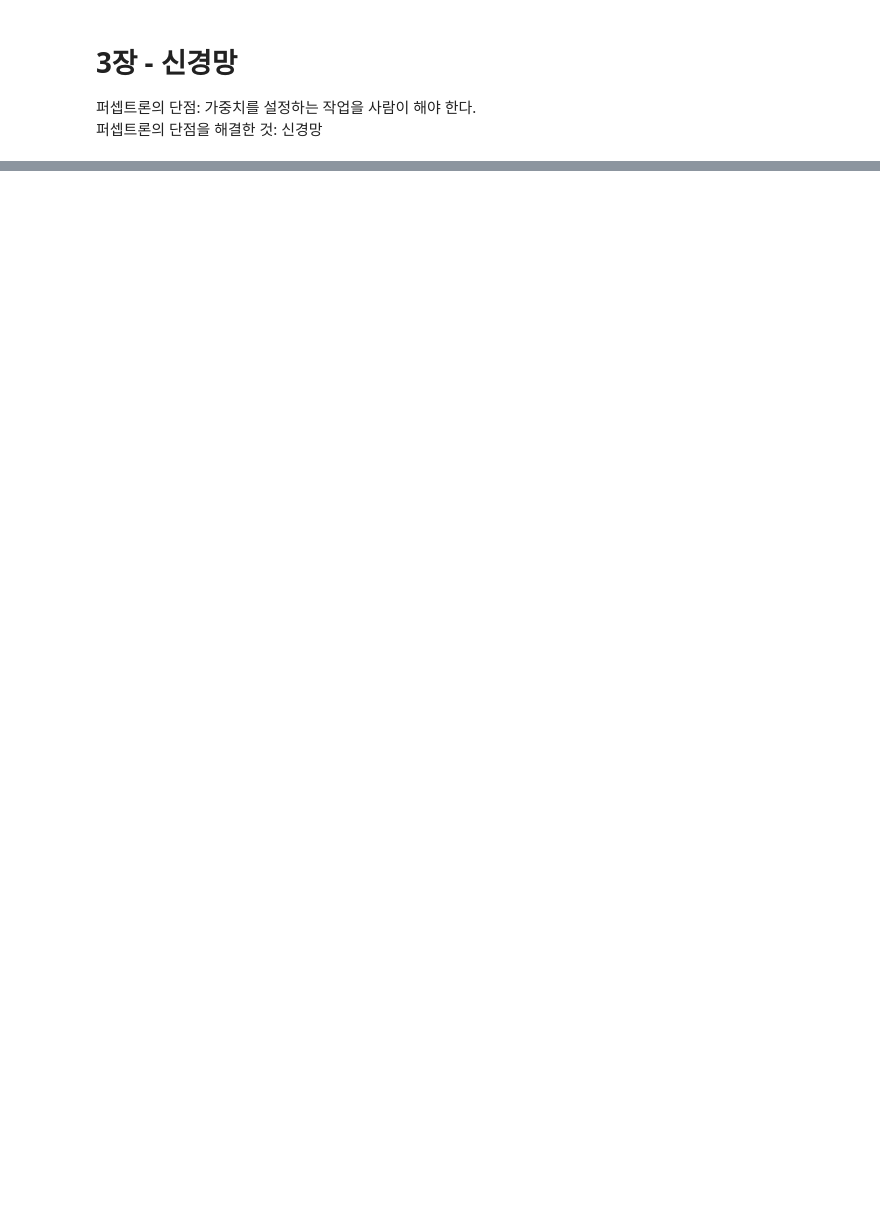
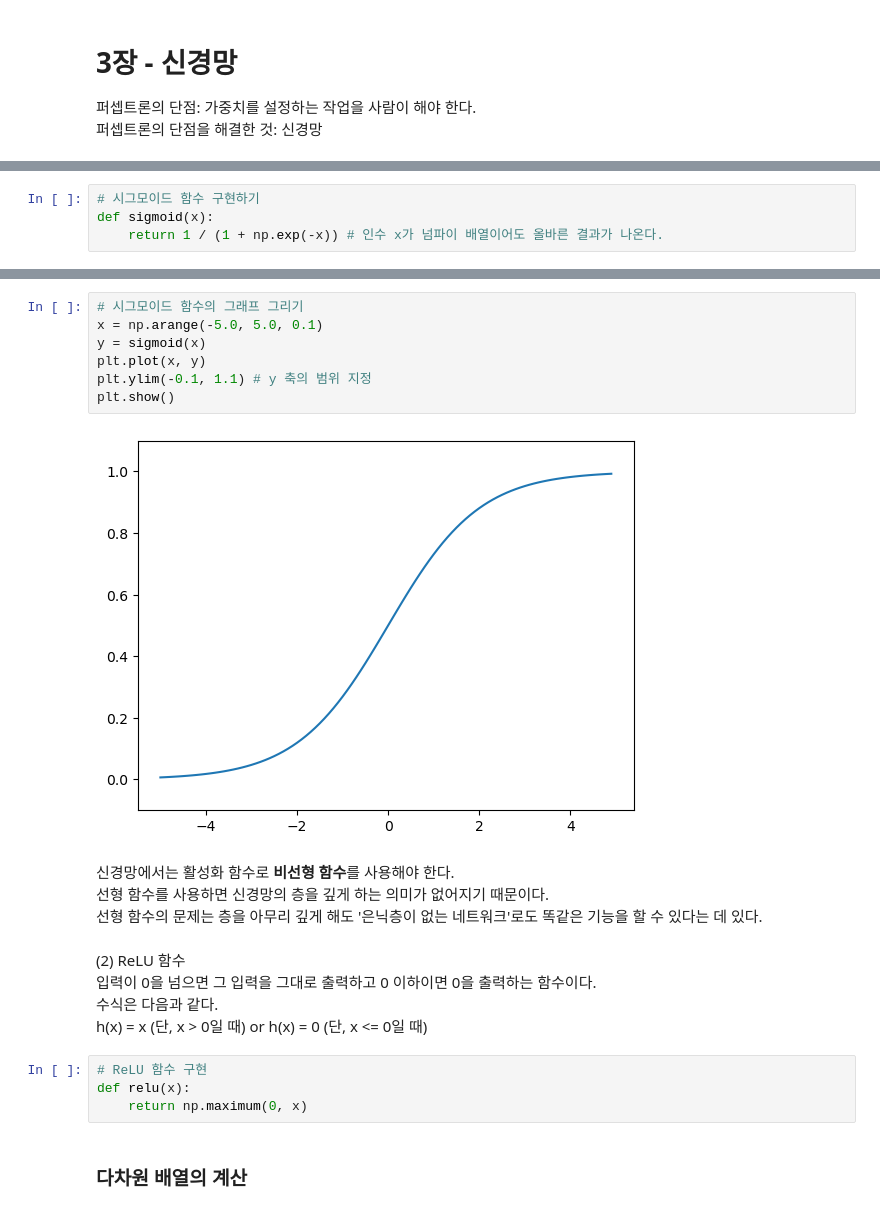
Before and after one commit to jinyerom1998/deep-learning-from-scratch, a Jupyter notebook: chapter03.ipynb, the cells around one changed output, grey strips where cells are left out. Cells and saved outputs as stored; diff of their text form; blank space fills up the shorter version.

```diff
--- a/chapter03.ipynb
+++ b/chapter03.ipynb
@@ -23,0 +89,4 @@ x1, x2, 1이라는 3개의 신호가 뉴런에 *입력*되어,<br>
+# %%
+# 시그모이드 함수 구현하기
+def sigmoid(x):
+    return 1 / (1 + np.exp(-x)) # 인수 x가 넘파이 배열이어도 올바른 결과가 나온다.
@@ -23,0 +107,24 @@ x1, x2, 1이라는 3개의 신호가 뉴런에 *입력*되어,<br>
+# %%
+# 시그모이드 함수의 그래프 그리기
+x = np.arange(-5.0, 5.0, 0.1)
+y = sigmoid(x)
+plt.plot(x, y)
+plt.ylim(-0.1, 1.1) # y 축의 범위 지정
+plt.show()
+# %% [output]
+[figure, added]
+# %% [markdown]
+신경망에서는 활성화 함수로 **비선형 함수**를 사용해야 한다.<br>
+선형 함수를 사용하면 신경망의 층을 깊게 하는 의미가 없어지기 때문이다.<br>
+선형 함수의 문제는 층을 아무리 깊게 해도 '은닉층이 없는 네트워크'로도 똑같은 기능을 할 수 있다는 데 있다.
+# %% [markdown]
+(2) ReLU 함수<br>
+입력이 0을 넘으면 그 입력을 그대로 출력하고 0 이하이면 0을 출력하는 함수이다.<br>
+수식은 다음과 같다.<br>
+h(x) = x (단, x > 0일 때) or h(x) = 0 (단, x <= 0일 때)
+# %%
+# ReLU 함수 구현
+def relu(x):
+    return np.maximum(0, x)
+# %% [markdown]
+### 다차원 배열의 계산
```
Also changed, not shown: parts of 42 cells of this notebook, 2 other files.
